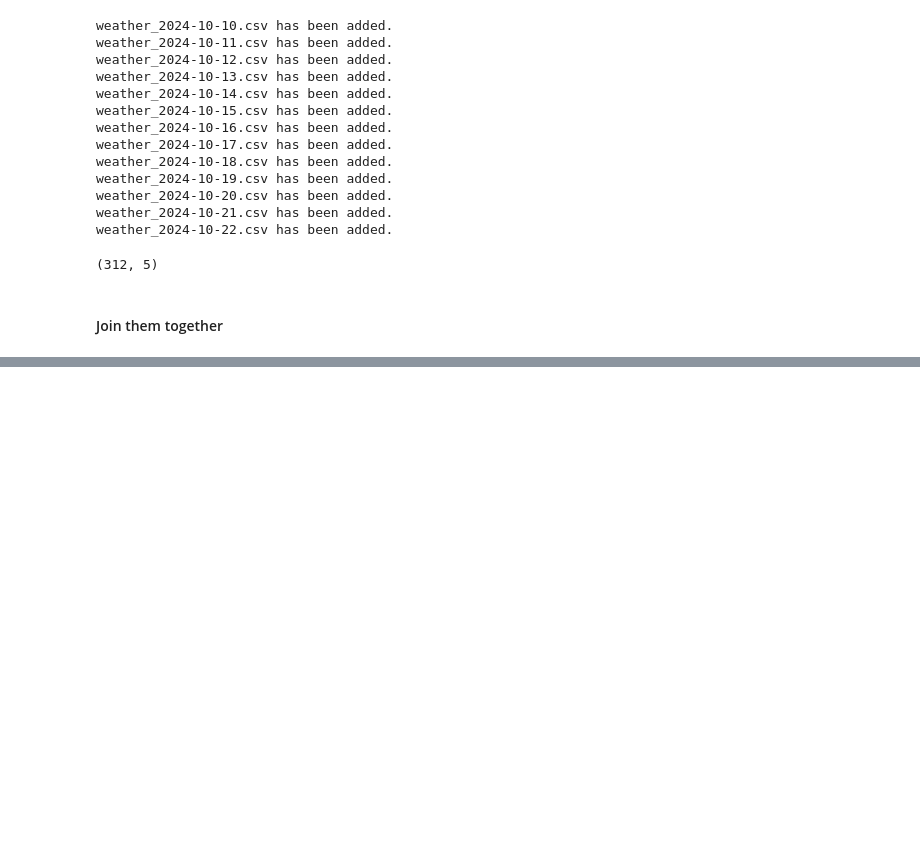
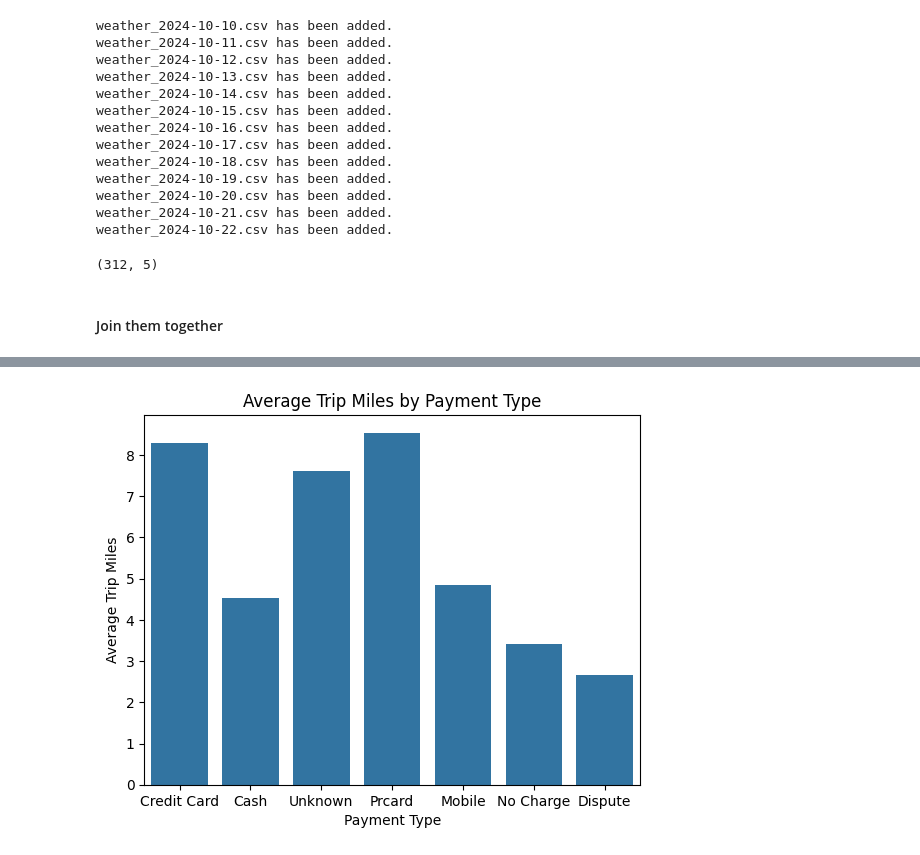
Before and after one commit to schlachtermartin/cubix_data_engineer_live, a Jupyter notebook: src/notebooks/08_local_visualisations.ipynb, the cells around one changed output, grey strips where cells are left out. Cells and saved outputs as stored; diff of their text form; code cells hidden in the pictures; blank space fills up the shorter version.

```diff
--- a/src/notebooks/08_local_visualisations.ipynb
+++ b/src/notebooks/08_local_visualisations.ipynb
@@ -157,0 +188,10 @@ trips_full.head()
+# %%
+#2. - Average Trip Miles by Payment Type
+
+sns.barplot(x='payment_type', y='trip_miles', data=trips_full, errorbar=None)
+plt.title('Average Trip Miles by Payment Type')
+plt.xlabel('Payment Type')
+plt.ylabel('Average Trip Miles')
+plt.show()
+# %% [output]
+[figure, added]
```
Also changed, not shown: parts of 9 cells of this notebook.
